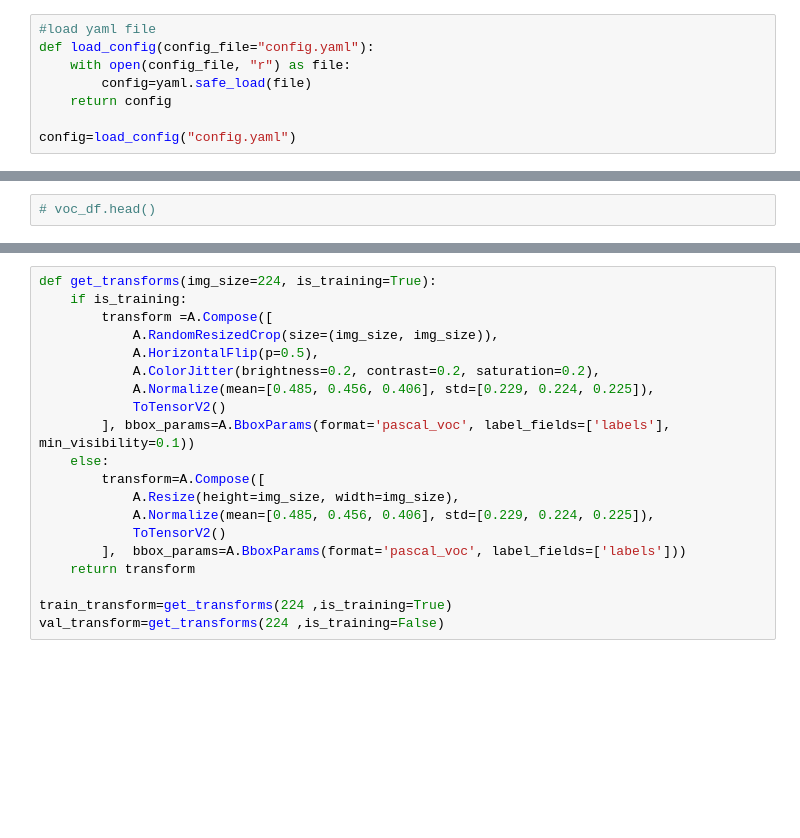
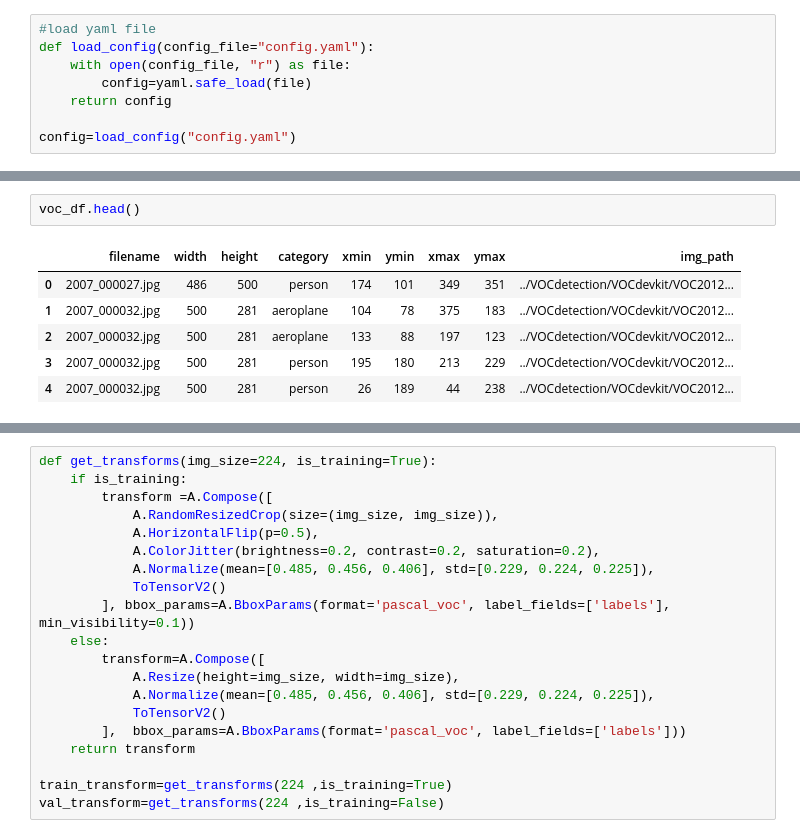
Before and after one commit to n1giahuy/faster-rcnn-pascal-voc-practice, a Jupyter notebook: model.ipynb, the cells around one changed output, grey strips where cells are left out. Saved outputs shown, nothing was run; the diff lists cells and outputs as text; blank space fills up the shorter version.

```diff
--- a/model.ipynb
+++ b/model.ipynb
@@ -98,3 +100,10 @@ config=load_config("config.yaml")
-# %%
-# voc_df.head()
+# %%
+voc_df.head()
+# %% [output]
+|  | filename | width | height | category | xmin | ymin | xmax | ymax | img_path |
+| 0 | 2007_000027.jpg | 486 | 500 | person | 174 | 101 | 349 | 351 | ../VOCdetection/VOCdevkit/VOC2012... |
+| 1 | 2007_000032.jpg | 500 | 281 | aeroplane | 104 | 78 | 375 | 183 | ../VOCdetection/VOCdevkit/VOC2012... |
+| 2 | 2007_000032.jpg | 500 | 281 | aeroplane | 133 | 88 | 197 | 123 | ../VOCdetection/VOCdevkit/VOC2012... |
+| 3 | 2007_000032.jpg | 500 | 281 | person | 195 | 180 | 213 | 229 | ../VOCdetection/VOCdevkit/VOC2012... |
+| 4 | 2007_000032.jpg | 500 | 281 | person | 26 | 189 | 44 | 238 | ../VOCdetection/VOCdevkit/VOC2012... |
 # %%
```
Also changed, not shown: parts of 4 cells of this notebook.
